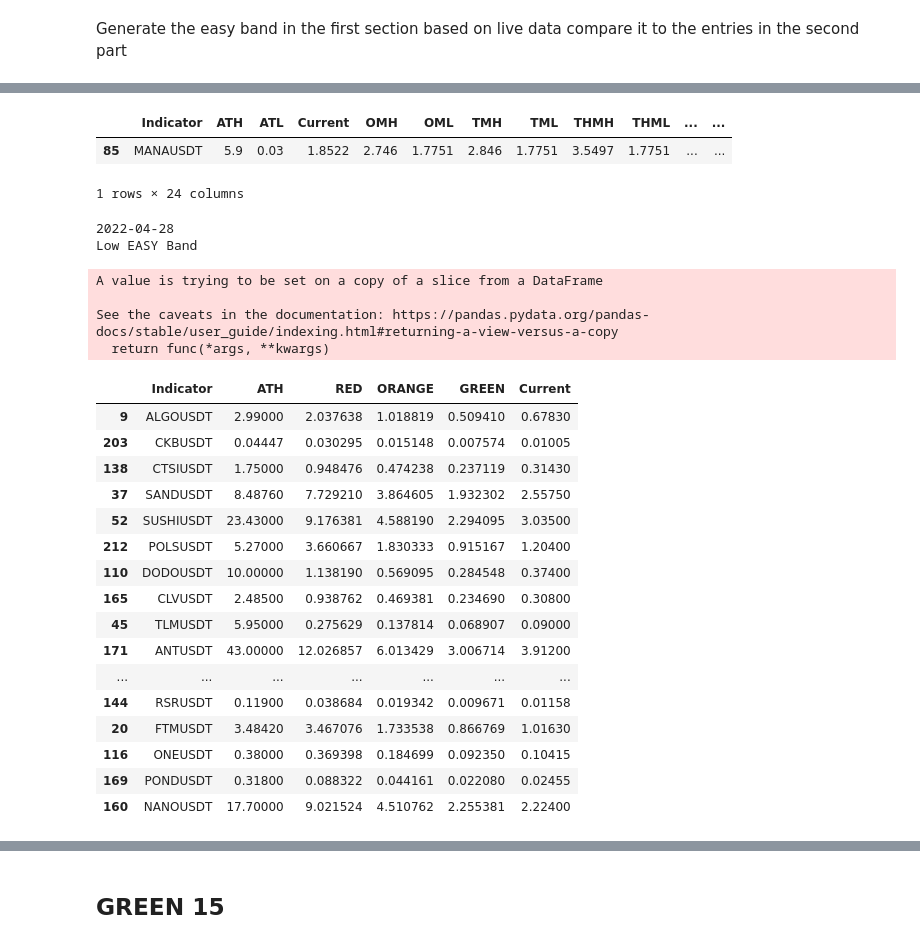
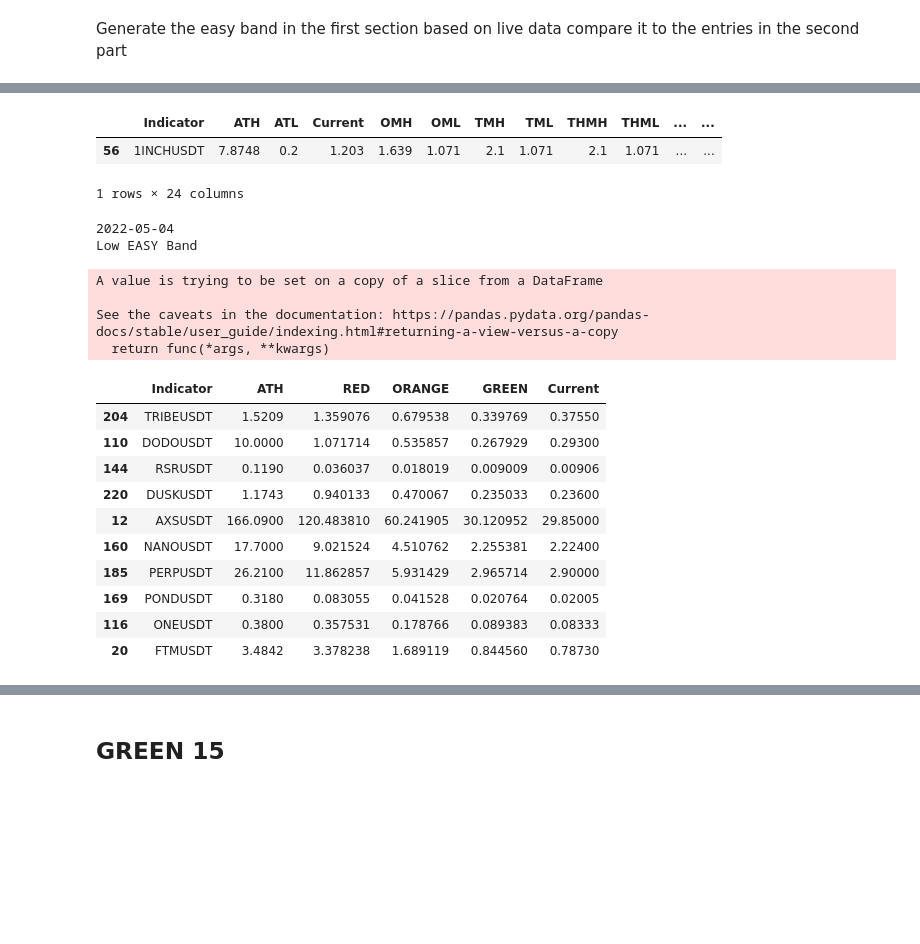
Before and after one commit to hjabbour/ML, a Jupyter notebook: Easyband-Entries.ipynb, the cells around one changed output, grey strips where cells are left out. Saved outputs shown, nothing was run; the diff lists cells and outputs as text; code cells hidden in the pictures; blank space fills up the shorter version.

```diff
--- a/Easyband-Entries.ipynb
+++ b/Easyband-Entries.ipynb
@@ -227,18 +227,18 @@ https://api.binance.com/api/v1/klines?symbol=STEEMETH&interval=1w
     #if j+70 > len(AllTime.index):
         #print(j,len(AllTime.index))
         #print(AllTime.iloc[j:len(AllTime.index),0:5])
-test=AllTime.loc[AllTime['Indicator']=='MANAUSDT']
+test=AllTime.loc[AllTime['Indicator']=='1INCHUSDT']
 test
 # %% [output]
 |  | Indicator | ATH | ATL | Current | OMH | OML | TMH | TML | THMH | THML | ... | ... |
-| 85 | MANAUSDT | 5.9 | 0.03 | 1.8522 | 2.746 | 1.7751 | 2.846 | 1.7751 | 3.5497 | 1.7751 | ... | ... |
+| 56 | 1INCHUSDT | 7.8748 | 0.2 | 1.203 | 1.639 | 1.071 | 2.1 | 1.071 | 2.1 | 1.071 | ... | ... |
 1 rows × 24 columns
 # %%
 #drop = AllTime.loc[(AllTime['RSI'] < 30)& (AllTime['STRSI'] < 0.1)]
 #drop = AllTime.loc[(AllTime['SMARATIO'] <  1.05 ) &(AllTime['SMARATIO'] > 0.95)& (AllTime['ALLTIME'] <70) ]
 #drop = AllTime.loc[(AllTime['Current'] <= AllTime['SMA21'])]
-#drop = AllTime.loc[(AllTime['Current'] <= AllTime['SMA21']/1.8)]
-drop = AllTime.loc[(AllTime['Current'] <= AllTime['GREEN15'])]
+drop = AllTime.loc[(AllTime['Current'] <= AllTime['SMA21']/1.8)]
+#drop = AllTime.loc[(AllTime['Current'] <= AllTime['GREEN15'])]
 
 #drop = AllTime.loc[(AllTime['SMARATIO'] <  1 ) &(AllTime['SMARATIO'] > 0.95) & (AllTime['ALLTIME'] <70)]
 
@@ -247,50 +247,44 @@ drop = AllTime.loc[(AllTime['Current'] <= AllTime['GREEN15'])]
 
 sort = drop.sort_values(by=['CLOSERATIO'],ascending=False,inplace = True)
 #sort = drop.sort_values(by=['ALLTIME'],ascending=True,inplace = True)
 
 #drop = drop.loc[(drop['ALLTIME'] < drop['3MONTH'])]
 display = drop[['Indicator','ATH','RED','ORANGE','GREEN','Current']]
 #print(drop)
 save = drop[['Indicator','ATH','CLOSERATIO','RED','ORANGE','GREEN','Current']]
 save=save.drop_duplicates(subset='Indicator',keep='last')
 
 #print(save)
 
 save.to_csv("easyband.csv")
 print(str(date.today()))
 #print(date)
 save.to_csv("easyband"+str(date.today())+".csv")
 
 print("Low EASY Band")
 
 display
 #print(display.iloc[0:60,0:14])
 #print(display.iloc[60:110,])
 #print(display.iloc[110:160,])
 # %% [output]
-2022-04-28
+2022-05-04
 Low EASY Band
 A value is trying to be set on a copy of a slice from a DataFrame
 
 See the caveats in the documentation: https://pandas.pydata.org/pandas-docs/stable/user_guide/indexing.html#returning-a-view-versus-a-copy
   return func(*args, **kwargs)
 |  | Indicator | ATH | RED | ORANGE | GREEN | Current |
-| 9 | ALGOUSDT | 2.99000 | 2.037638 | 1.018819 | 0.509410 | 0.67830 |
-| 203 | CKBUSDT | 0.04447 | 0.030295 | 0.015148 | 0.007574 | 0.01005 |
-| 138 | CTSIUSDT | 1.75000 | 0.948476 | 0.474238 | 0.237119 | 0.31430 |
-| 37 | SANDUSDT | 8.48760 | 7.729210 | 3.864605 | 1.932302 | 2.55750 |
-| 52 | SUSHIUSDT | 23.43000 | 9.176381 | 4.588190 | 2.294095 | 3.03500 |
-| 212 | POLSUSDT | 5.27000 | 3.660667 | 1.830333 | 0.915167 | 1.20400 |
-| 110 | DODOUSDT | 10.00000 | 1.138190 | 0.569095 | 0.284548 | 0.37400 |
-| 165 | CLVUSDT | 2.48500 | 0.938762 | 0.469381 | 0.234690 | 0.30800 |
-| 45 | TLMUSDT | 5.95000 | 0.275629 | 0.137814 | 0.068907 | 0.09000 |
-| 171 | ANTUSDT | 43.00000 | 12.026857 | 6.013429 | 3.006714 | 3.91200 |
-| ... | ... | ... | ... | ... | ... | ... |
-| 144 | RSRUSDT | 0.11900 | 0.038684 | 0.019342 | 0.009671 | 0.01158 |
-| 20 | FTMUSDT | 3.48420 | 3.467076 | 1.733538 | 0.866769 | 1.01630 |
-| 116 | ONEUSDT | 0.38000 | 0.369398 | 0.184699 | 0.092350 | 0.10415 |
-| 169 | PONDUSDT | 0.31800 | 0.088322 | 0.044161 | 0.022080 | 0.02455 |
-| 160 | NANOUSDT | 17.70000 | 9.021524 | 4.510762 | 2.255381 | 2.22400 |
+| 204 | TRIBEUSDT | 1.5209 | 1.359076 | 0.679538 | 0.339769 | 0.37550 |
+| 110 | DODOUSDT | 10.0000 | 1.071714 | 0.535857 | 0.267929 | 0.29300 |
+| 144 | RSRUSDT | 0.1190 | 0.036037 | 0.018019 | 0.009009 | 0.00906 |
+| 220 | DUSKUSDT | 1.1743 | 0.940133 | 0.470067 | 0.235033 | 0.23600 |
+| 12 | AXSUSDT | 166.0900 | 120.483810 | 60.241905 | 30.120952 | 29.85000 |
+| 160 | NANOUSDT | 17.7000 | 9.021524 | 4.510762 | 2.255381 | 2.22400 |
+| 185 | PERPUSDT | 26.2100 | 11.862857 | 5.931429 | 2.965714 | 2.90000 |
+| 169 | PONDUSDT | 0.3180 | 0.083055 | 0.041528 | 0.020764 | 0.02005 |
+| 116 | ONEUSDT | 0.3800 | 0.357531 | 0.178766 | 0.089383 | 0.08333 |
+| 20 | FTMUSDT | 3.4842 | 3.378238 | 1.689119 | 0.844560 | 0.78730 |
 # %%
 allbands = AllTime[['Indicator','RED','ORANGE','GREEN','Current']]
 allbands.to_csv("allbands.csv")
```
Also changed, not shown: parts of 12 cells of this notebook, 8 other files.
